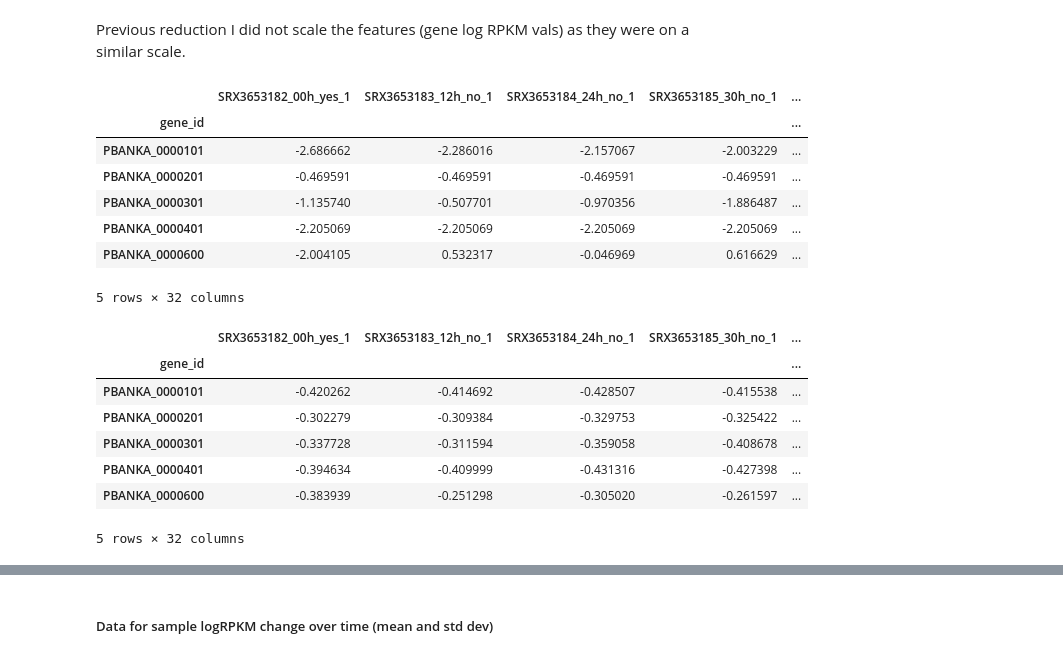
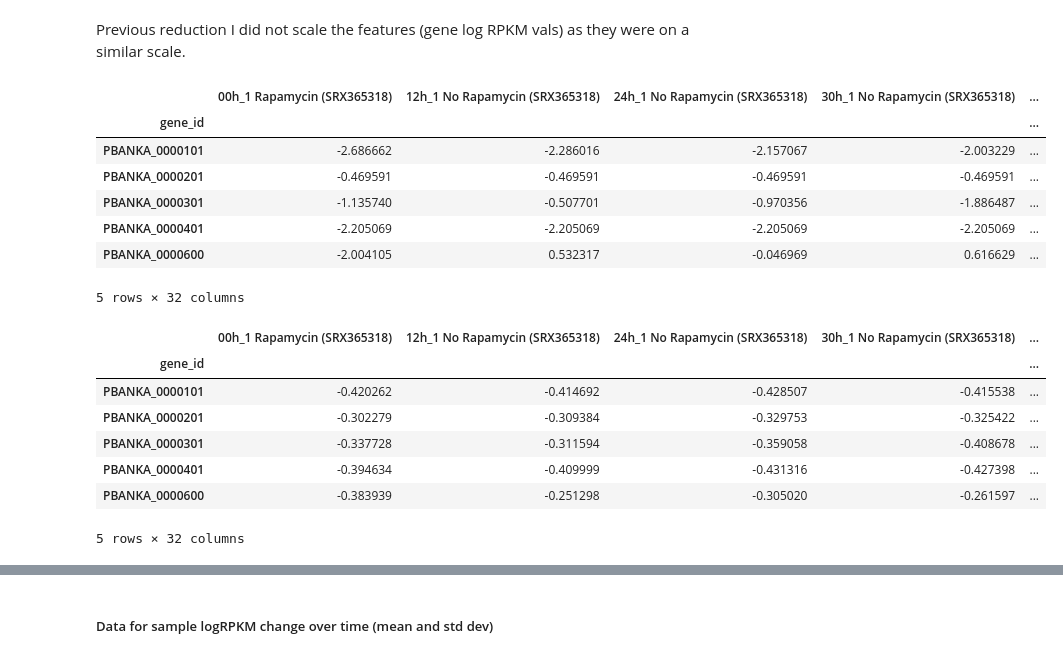
Before and after one commit to madden1706/Kent2018_GametocyteDev, a Jupyter notebook: scripts/UMAP_Visualizations.ipynb, the cells around one changed output, grey strips where cells are left out. Drawn from its saved outputs; the diff is of its cells as text; code cells hidden in the pictures.

```diff
--- a/scripts/UMAP_Visualizations.ipynb
+++ b/scripts/UMAP_Visualizations.ipynb
@@ -499,11 +492,11 @@ data2.head()
 Previous reduction I did not scale the features (gene log RPKM vals) as they were on a similar scale.
 # %%
 scaled_genes_umap = genes_umap.copy()
-scaled_genes_umap = scaled_genes_umap.drop(['x', 'y'], axis=1)
+scaled_genes_umap = scaled_genes_umap.drop(['x', 'y', 'Unnamed: 0'], axis=1)
 scaled_genes_umap = scaled_genes_umap.set_index(['gene_id'])
 scaled_genes_umap.head()
 # %% [output]
-|  | SRX3653182_00h_yes_1 | SRX3653183_12h_no_1 | SRX3653184_24h_no_1 | SRX3653185_30h_no_1 | ... |
+|  | 00h_1 Rapamycin (SRX365318) | 12h_1 No Rapamycin (SRX365318) | 24h_1 No Rapamycin (SRX365318) | 30h_1 No Rapamycin (SRX365318) | ... |
 | gene_id |  |  |  |  | ... |
 | PBANKA_0000101 | -2.686662 | -2.286016 | -2.157067 | -2.003229 | ... |
 | PBANKA_0000201 | -0.469591 | -0.469591 | -0.469591 | -0.469591 | ... |
@@ -516,7 +509,7 @@ scaled_genes_umap.head()
 scaled_genes_umap = (scaled_genes_umap - scaled_genes_umap.mean()) / (scaled_genes_umap.max() - scaled_genes_umap.min())
 scaled_genes_umap.head()
 # %% [output]
-|  | SRX3653182_00h_yes_1 | SRX3653183_12h_no_1 | SRX3653184_24h_no_1 | SRX3653185_30h_no_1 | ... |
+|  | 00h_1 Rapamycin (SRX365318) | 12h_1 No Rapamycin (SRX365318) | 24h_1 No Rapamycin (SRX365318) | 30h_1 No Rapamycin (SRX365318) | ... |
 | gene_id |  |  |  |  | ... |
 | PBANKA_0000101 | -0.420262 | -0.414692 | -0.428507 | -0.415538 | ... |
 | PBANKA_0000201 | -0.302279 | -0.309384 | -0.329753 | -0.325422 | ... |
```
Also changed, not shown: parts of 20 cells of this notebook, 1 other file.
